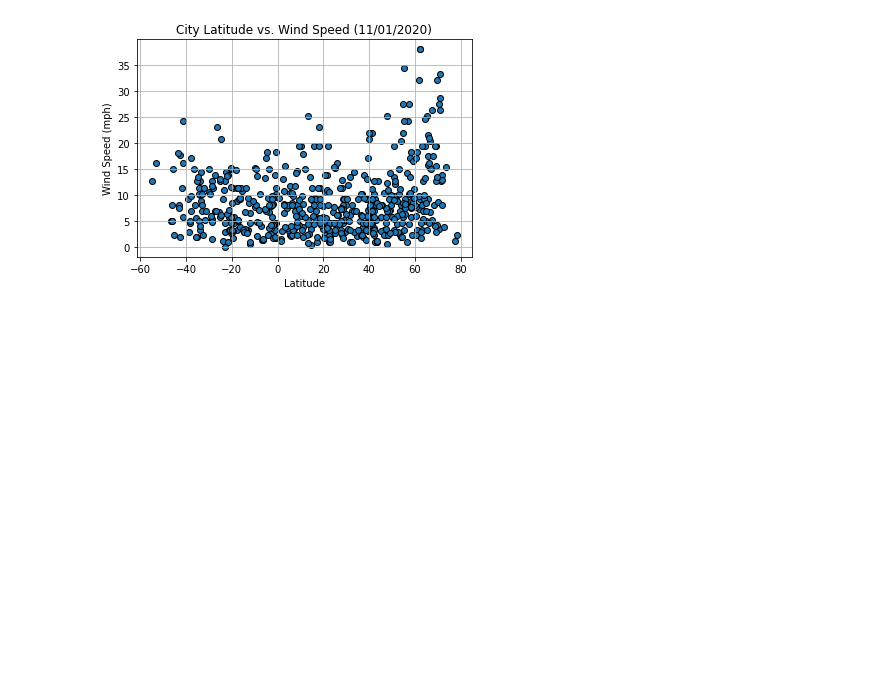
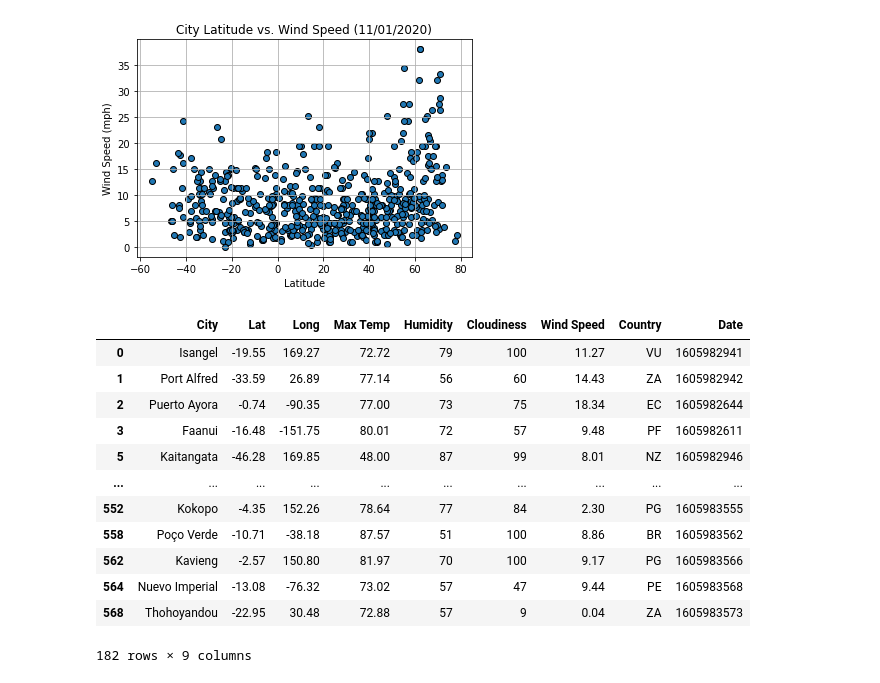
Before and after one commit to TrentELittle/Python-Api-Challenge, a Jupyter notebook: WeatherPy.ipynb, the cells around one changed output. Cells and saved outputs as stored; diff of their text form; code cells hidden in the pictures; blank space fills up the shorter version.

Commit message:
separate df into North and South

```diff
--- a/WeatherPy.ipynb
+++ b/WeatherPy.ipynb
@@ -203,0 +206,19 @@ plt.savefig(r'..\python-api-challenge\output_data\latXwind.png')
+# %%
+# Create two differnet dataframes by separating original by norther and souther hemispheres
+north_df = city_df.loc[pd.to_numeric(city_df["Lat"]).astype(float)>0, :]
+south_df = city_df.loc[pd.to_numeric(city_df["Lat"]).astype(float)<0, :]
+south_df
+# %% [output]
+|  | City | Lat | Long | Max Temp | Humidity | Cloudiness | Wind Speed | Country | Date |
+| 0 | Isangel | -19.55 | 169.27 | 72.72 | 79 | 100 | 11.27 | VU | 1605982941 |
+| 1 | Port Alfred | -33.59 | 26.89 | 77.14 | 56 | 60 | 14.43 | ZA | 1605982942 |
+| 2 | Puerto Ayora | -0.74 | -90.35 | 77.00 | 73 | 75 | 18.34 | EC | 1605982644 |
+| 3 | Faanui | -16.48 | -151.75 | 80.01 | 72 | 57 | 9.48 | PF | 1605982611 |
+| 5 | Kaitangata | -46.28 | 169.85 | 48.00 | 87 | 99 | 8.01 | NZ | 1605982946 |
+| ... | ... | ... | ... | ... | ... | ... | ... | ... | ... |
+| 552 | Kokopo | -4.35 | 152.26 | 78.64 | 77 | 84 | 2.30 | PG | 1605983555 |
+| 558 | Poço Verde | -10.71 | -38.18 | 87.57 | 51 | 100 | 8.86 | BR | 1605983562 |
+| 562 | Kavieng | -2.57 | 150.80 | 81.97 | 70 | 100 | 9.17 | PG | 1605983566 |
+| 564 | Nuevo Imperial | -13.08 | -76.32 | 73.02 | 57 | 47 | 9.44 | PE | 1605983568 |
+| 568 | Thohoyandou | -22.95 | 30.48 | 72.88 | 57 | 9 | 0.04 | ZA | 1605983573 |
+182 rows × 9 columns
```
Also changed, not shown: parts of 1 cell of this notebook.
